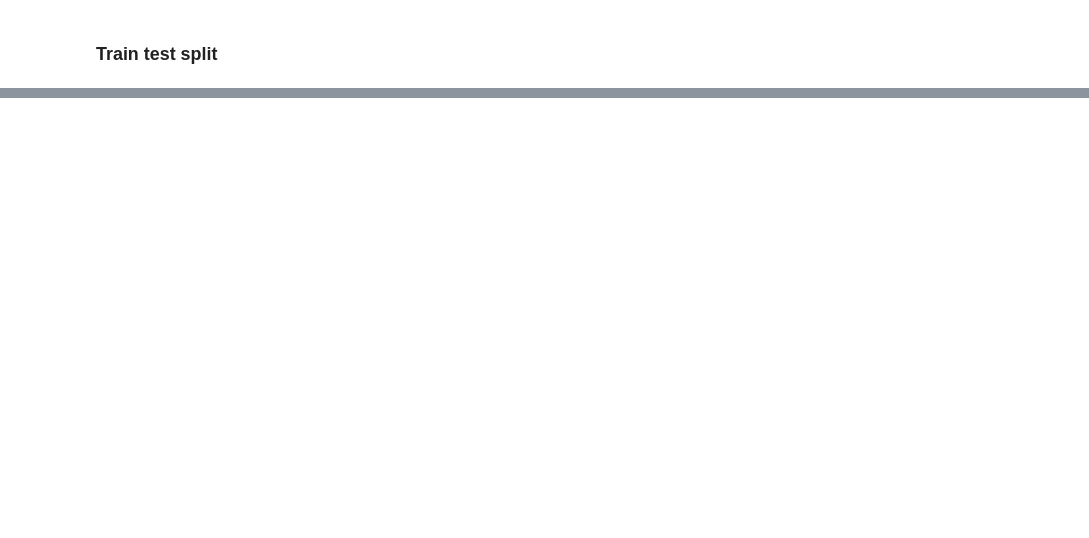
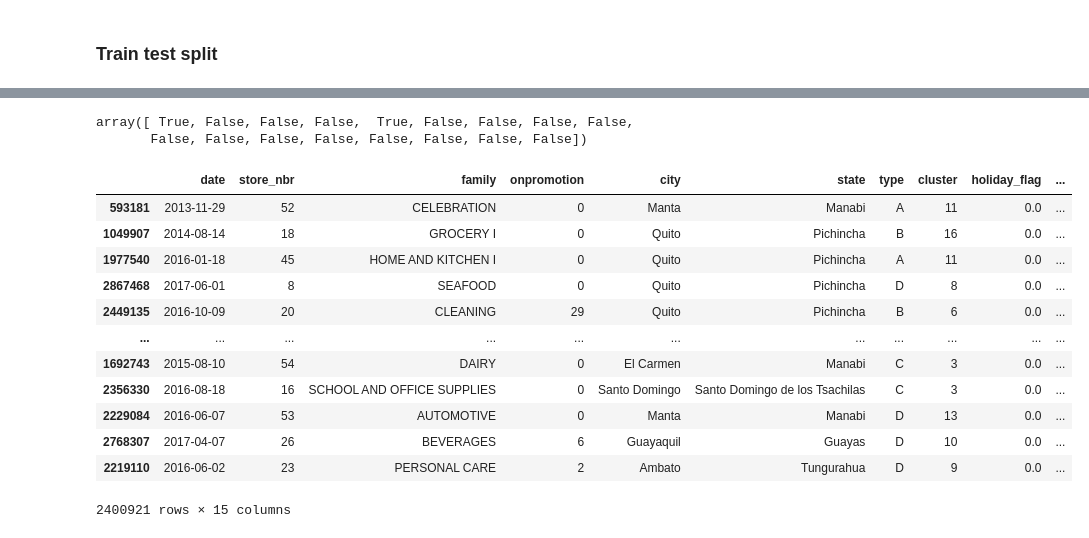
Before and after one commit to jordanpatel97/store-sales-forecasting-kaggle, a Jupyter notebook: stores_sales_forecasting.ipynb, the cells around one changed output, grey strips where cells are left out. Saved outputs shown, nothing was run; the diff lists cells and outputs as text; code cells hidden in the pictures; blank space fills up the shorter version.

```diff
--- a/stores_sales_forecasting.ipynb
+++ b/stores_sales_forecasting.ipynb
@@ -201,0 +188,5 @@ reg = LGBMRegressor()
+# %%
+train.columns.isin(['id', target])
+# %% [output]
+array([ True, False, False, False,  True, False, False, False, False,
+       False, False, False, False, False, False, False, False])
@@ -201,0 +197,16 @@ reg = LGBMRegressor()
+# %%
+train[features]
+# %% [output]
+|  | date | store_nbr | family | onpromotion | city | state | type | cluster | holiday_flag | ... |
+| 593181 | 2013-11-29 | 52 | CELEBRATION | 0 | Manta | Manabi | A | 11 | 0.0 | ... |
+| 1049907 | 2014-08-14 | 18 | GROCERY I | 0 | Quito | Pichincha | B | 16 | 0.0 | ... |
+| 1977540 | 2016-01-18 | 45 | HOME AND KITCHEN I | 0 | Quito | Pichincha | A | 11 | 0.0 | ... |
+| 2867468 | 2017-06-01 | 8 | SEAFOOD | 0 | Quito | Pichincha | D | 8 | 0.0 | ... |
+| 2449135 | 2016-10-09 | 20 | CLEANING | 29 | Quito | Pichincha | B | 6 | 0.0 | ... |
+| ... | ... | ... | ... | ... | ... | ... | ... | ... | ... | ... |
+| 1692743 | 2015-08-10 | 54 | DAIRY | 0 | El Carmen | Manabi | C | 3 | 0.0 | ... |
+| 2356330 | 2016-08-18 | 16 | SCHOOL AND OFFICE SUPPLIES | 0 | Santo Domingo | Santo Domingo de los Tsachilas | C | 3 | 0.0 | ... |
+| 2229084 | 2016-06-07 | 53 | AUTOMOTIVE | 0 | Manta | Manabi | D | 13 | 0.0 | ... |
+| 2768307 | 2017-04-07 | 26 | BEVERAGES | 6 | Guayaquil | Guayas | D | 10 | 0.0 | ... |
+| 2219110 | 2016-06-02 | 23 | PERSONAL CARE | 2 | Ambato | Tungurahua | D | 9 | 0.0 | ... |
+2400921 rows × 15 columns
```
Also changed, not shown: parts of 16 cells of this notebook.
